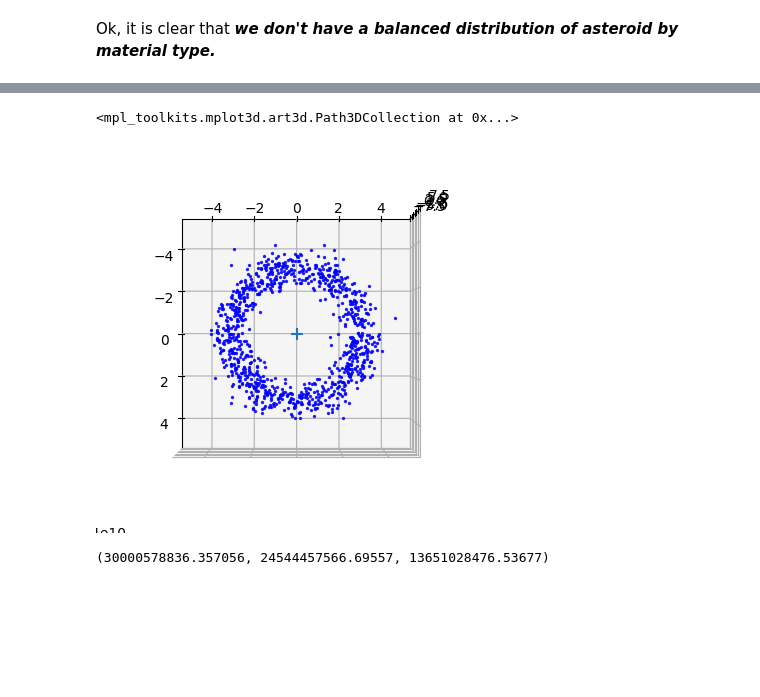
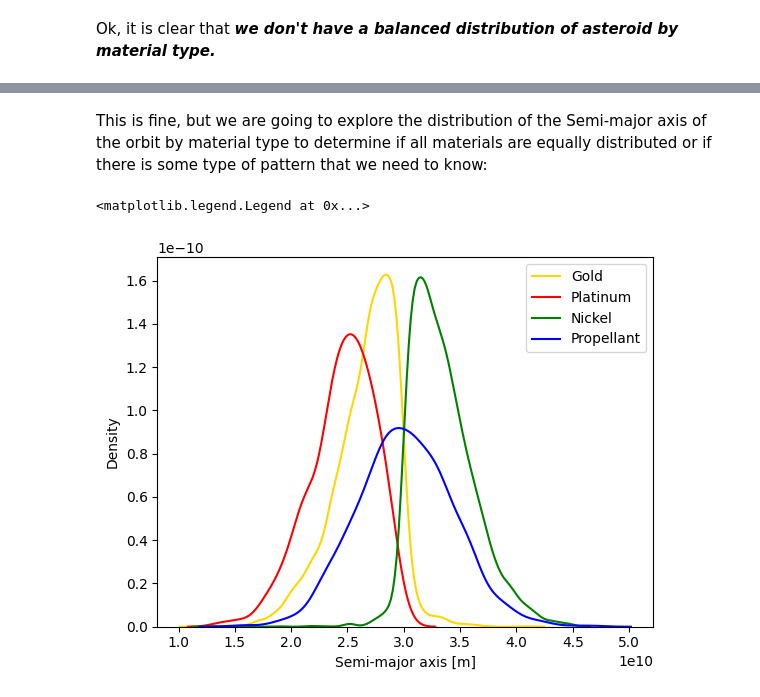
Before and after one commit to ocriado91/SpocMining, a Jupyter notebook: notebooks/01_spoc_data_exploration.ipynb, the cells around one changed output, grey strips where cells are left out. Cells and saved outputs as stored; diff of their text form; code cells hidden in the pictures; blank space fills up the shorter version.

```diff
--- a/notebooks/01_spoc_data_exploration.ipynb
+++ b/notebooks/01_spoc_data_exploration.ipynb
@@ -337,17 +358,26 @@ ax.scatter(0, 0, s=80, marker="+")
-# %%
-ax = plt.figure().add_subplot(projection="3d")
-
-propellant_data = data.filter(pl.col("Material Type") == 3)
-propellant_stats = show_planet_stats(propellant_data)
-ax = plot_planets(propellant_data, ax)
-
-# Configure zenithal view
-ax.view_init(elev=90, azim=0)
-ax.scatter(0, 0, s=80, marker="+")
-# %% [output]
-<mpl_toolkits.mplot3d.art3d.Path3DCollection at 0x...>
-[figure, removed]
-# %%
-print(platinum_stats)
-# %% [output]
-(30000578836.357056, 24544457566.69557, 13651028476.53677)
+# %% [markdown]
+This is fine, but we are going to explore the distribution of the Semi-major axis of the orbit by material type to determine if all materials are equally distributed or if there is some type of pattern that we need to know:
+# %%
+sns.kdeplot(gold_data,
+            x="Semi-major axis [m]",
+            color="gold",
+            label="Gold")
+
+sns.kdeplot(platinum_data,
+            x="Semi-major axis [m]",
+            color="red",
+            label="Platinum")
+
+sns.kdeplot(nickel_data,
+            x="Semi-major axis [m]",
+            color="green",
+            label="Nickel")
+
+ax = sns.kdeplot(propellant_data,
+                 x="Semi-major axis [m]",
+                 color="blue",
+                 label="Propellant")
+ax.legend()
+# %% [output]
+<matplotlib.legend.Legend at 0x...>
+[figure, added]
```
Also changed, not shown: parts of 18 cells of this notebook.
